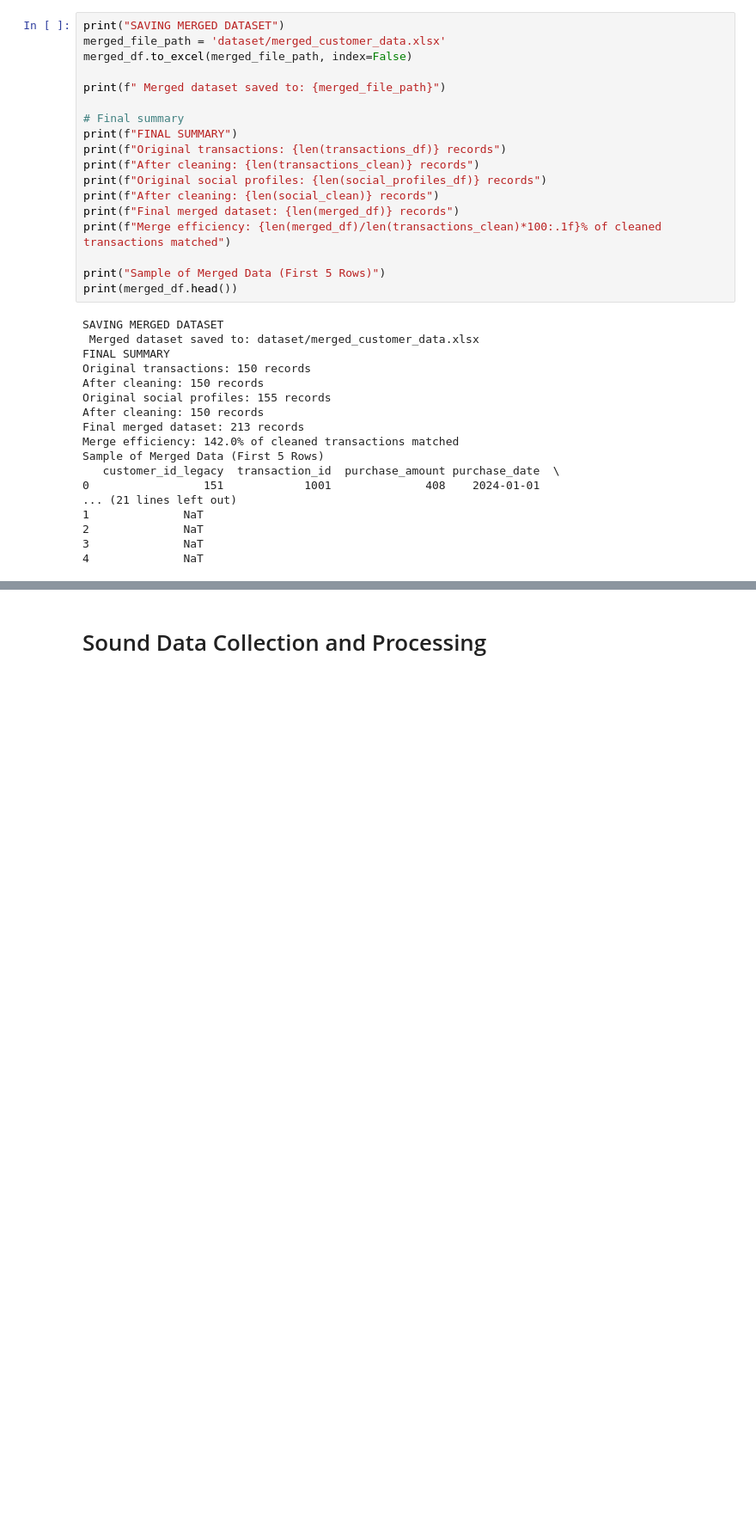
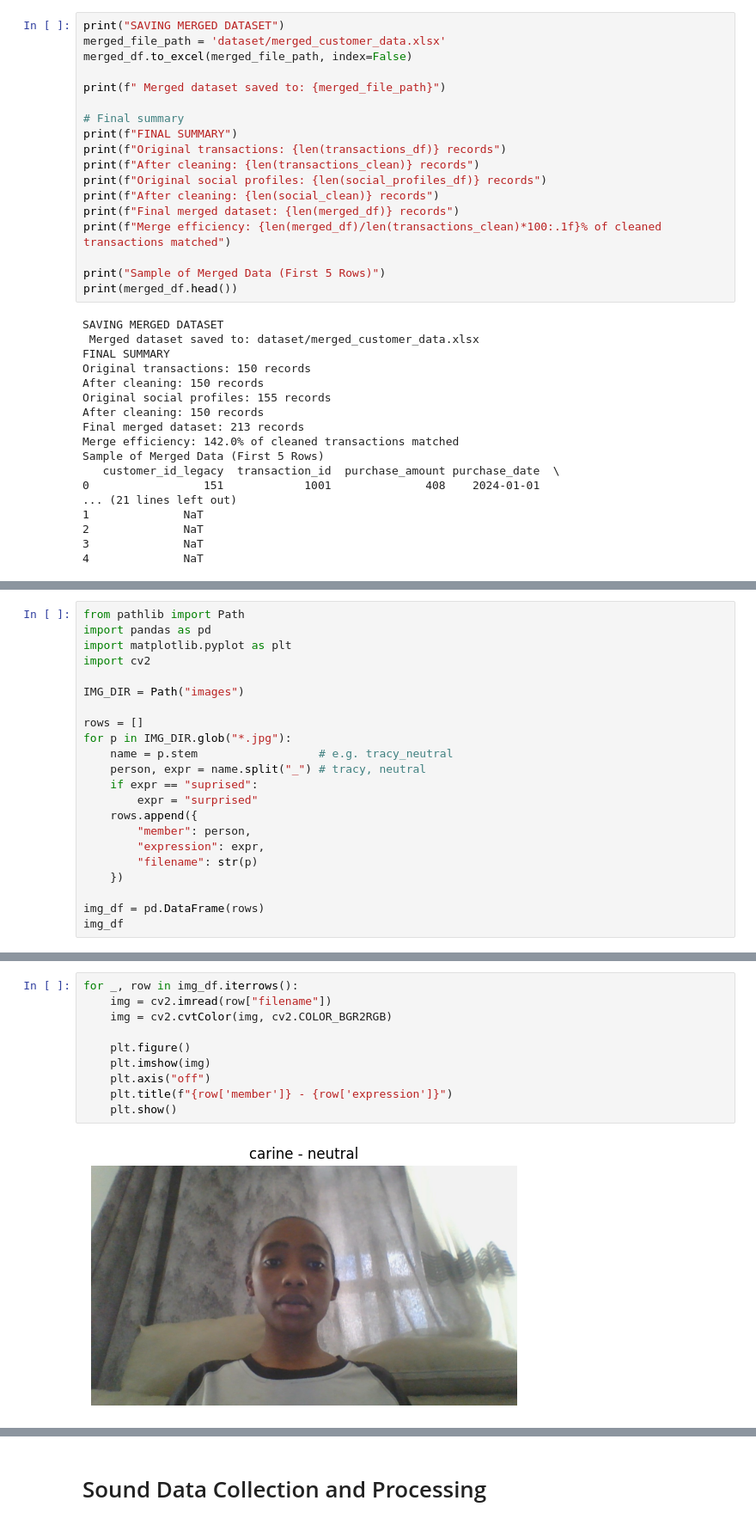
Before and after one commit to nshimiyeemmy/Formative2-Data-Preprocessing, a Jupyter notebook: authentication_system.ipynb, the cells around one changed output, grey strips where cells are left out. Shown at 86% size. Saved outputs shown, nothing was run; the diff lists cells and outputs as text; blank space fills up the shorter version.

Commit message:
added images and preview section for image loading

```diff
--- a/authentication_system.ipynb
+++ b/authentication_system.ipynb
@@ -584,0 +616,22 @@ Sample of Merged Data (First 5 Rows)
+# %%
+from pathlib import Path
+import pandas as pd
+import matplotlib.pyplot as plt
+import cv2
+
+IMG_DIR = Path("images")
+
+rows = []
+for p in IMG_DIR.glob("*.jpg"):
+    name = p.stem                  # e.g. tracy_neutral
+    person, expr = name.split("_") # tracy, neutral
+    if expr == "suprised":
+        expr = "surprised"
+    rows.append({
+        "member": person,
+        "expression": expr,
+        "filename": str(p)
+    })
+
+img_df = pd.DataFrame(rows)
+img_df
@@ -584,0 +649,12 @@ Sample of Merged Data (First 5 Rows)
+# %%
+for _, row in img_df.iterrows():
+    img = cv2.imread(row["filename"])
+    img = cv2.cvtColor(img, cv2.COLOR_BGR2RGB)
+
+    plt.figure()
+    plt.imshow(img)
+    plt.axis("off")
+    plt.title(f"{row['member']} - {row['expression']}")
+    plt.show()
+# %% [output]
+[figure, added]
```
Also changed, not shown: parts of 5 cells of this notebook, 9 other files.
